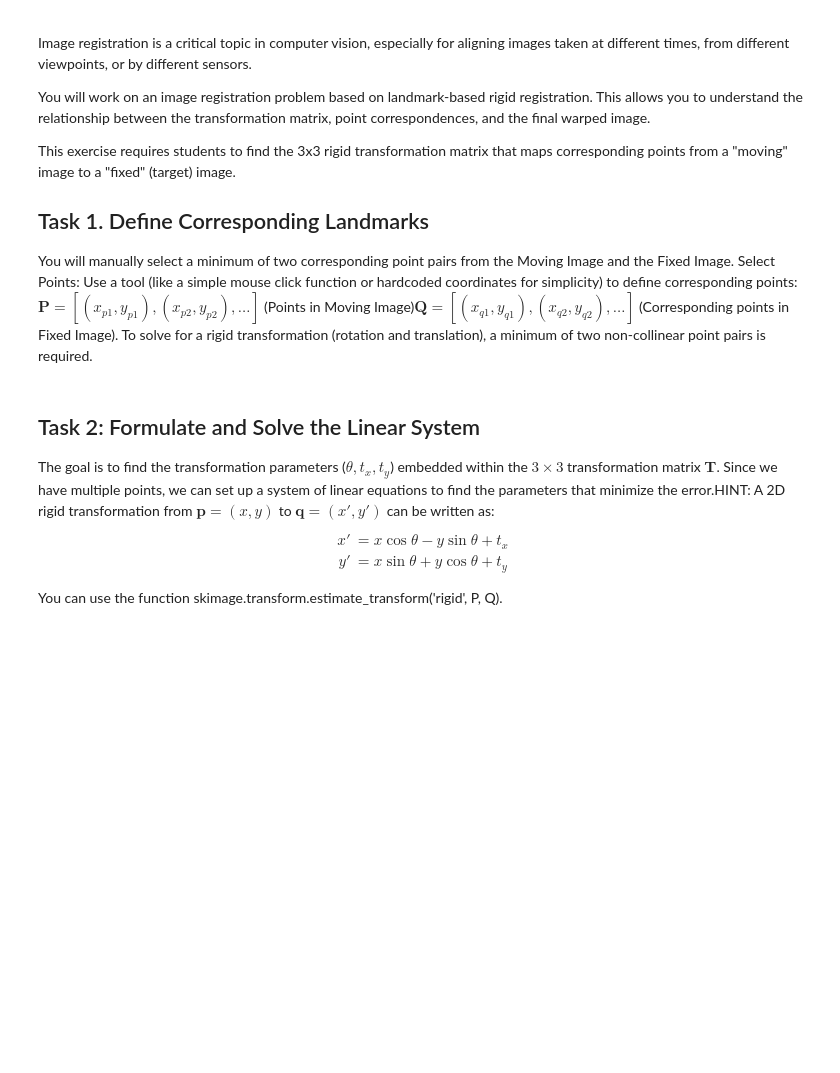
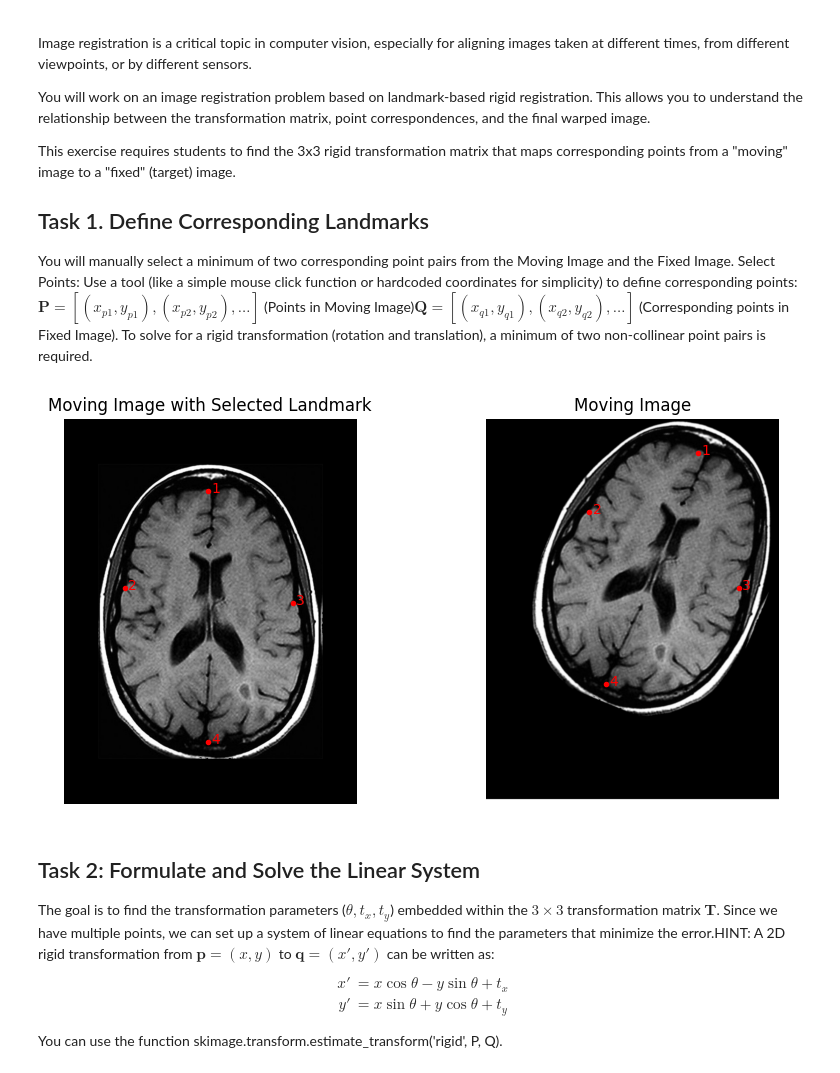
Before and after one commit to waileeboo/Computer_Vision_and_Imaging_Lab, a Jupyter notebook: W5Lab_Students2025/W5Lab_Students2025/Image registration/ImageRegistration.ipynb, the cells around one changed output. Drawn from its saved outputs; the diff is of its cells as text; code cells hidden in the pictures; blank space fills up the shorter version.

```diff
--- a/W5Lab_Students2025/W5Lab_Students2025/Image registration/ImageRegistration.ipynb
+++ b/W5Lab_Students2025/W5Lab_Students2025/Image registration/ImageRegistration.ipynb
@@ -13,22 +13,43 @@ Select Points: Use a tool (like a simple mouse click function or hardcoded coord
 # %%
 # Your code here
 import numpy as np
 import matplotlib.pyplot as plt
 import skimage
 from skimage.transform import estimate_transform
 from cv2 import warpAffine
 
 
 # --- EXECUTE POINT SELECTION ---
 # Assuming img_fixed and img_moving are loaded [0, 1] images
 
 img_fixed = skimage.io.imread('mri2_fixed.jpg', as_gray=True)
 img_moving = skimage.io.imread('mri2_moving.jpg', as_gray=True)
+fixed_landmarks = np.array([[411, 203], [173, 481], [651, 522], [411, 919]])
+moving_landmarks = np.array([[602, 97], [293, 263], [718, 480], [340, 754]])
+
+figure=plt.figure(figsize=(10,5))
+plt.subplot(1,2,1)
+plt.imshow(img_fixed, cmap = 'gray')
+plt.scatter(fixed_landmarks[:,0], fixed_landmarks[:,1], c='red',marker='.')
+for i in range(fixed_landmarks.shape[0]):
+    plt.text(fixed_landmarks[i,0] + 10, fixed_landmarks[i,1] + 5 , str(i+1), color='red')
+plt.title("Moving Image with Selected Landmark")
+plt.axis('off')
+plt.subplot(1,2,2)
+plt.imshow(img_moving, cmap ='gray')
+plt.scatter(moving_landmarks[:,0],moving_landmarks[:,1],c='red',marker='.')
+for i in range(moving_landmarks.shape[0]):
+    plt.text(moving_landmarks[i,0] + 10, moving_landmarks[i,1] + 5, str(i+1), color='red')
+plt.title("Moving Image")
+plt.axis('off')
+plt.show()
 
 # --- Check the image mri2_fixed_landmarks.jpg and define the four points for P
 # P = np.array([[1, 2], [3, 4]])
 # --- Open mri2_moving.jpg and look for the corresponding points and store them Q
 # Q = np.array([[111, 96], [96, 111]])
+# %% [output]
+[figure, added]
 # %% [markdown]
 ## Task 2: Formulate and Solve the Linear System
 
```
Also changed, not shown: parts of 4 cells of this notebook, 3 other files.
